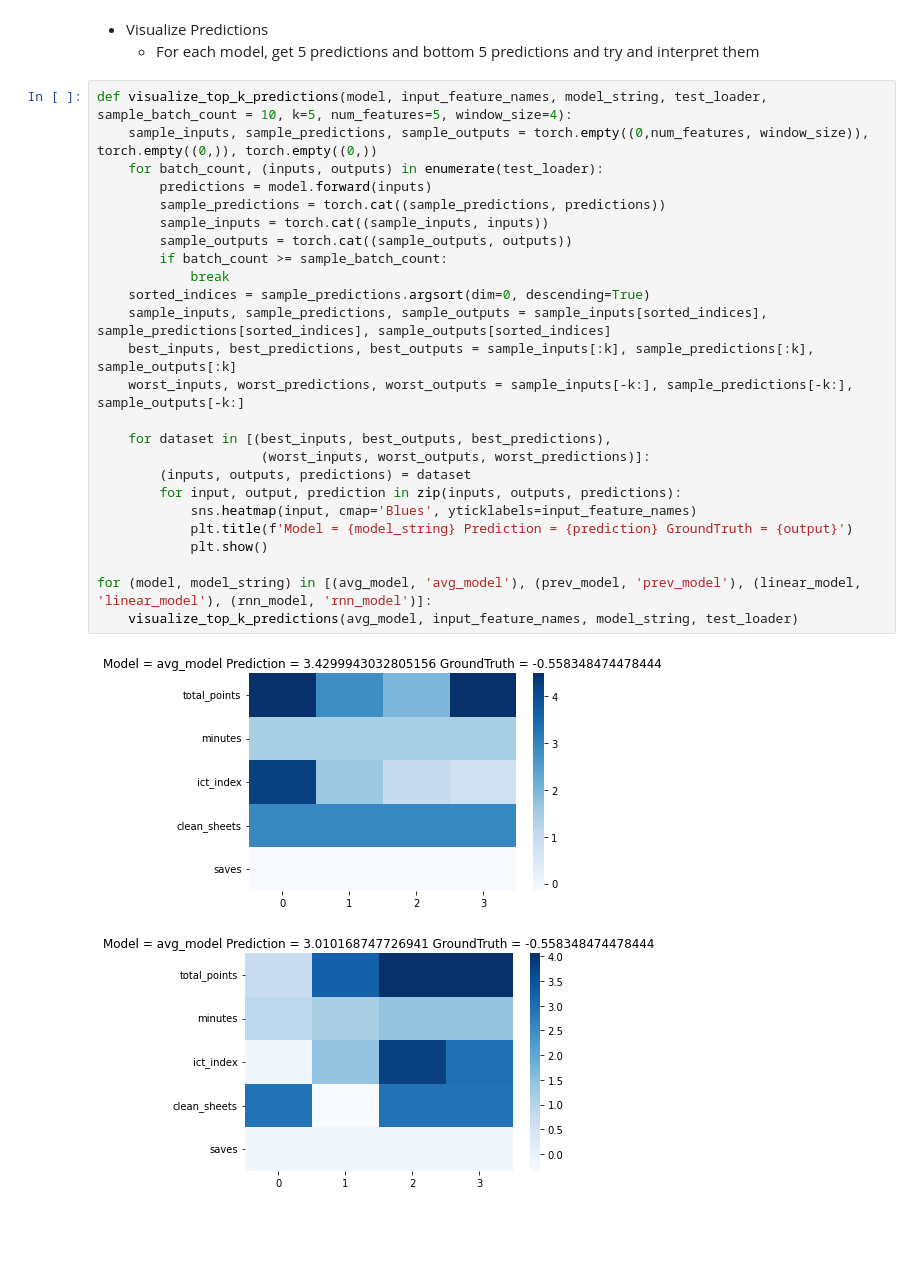
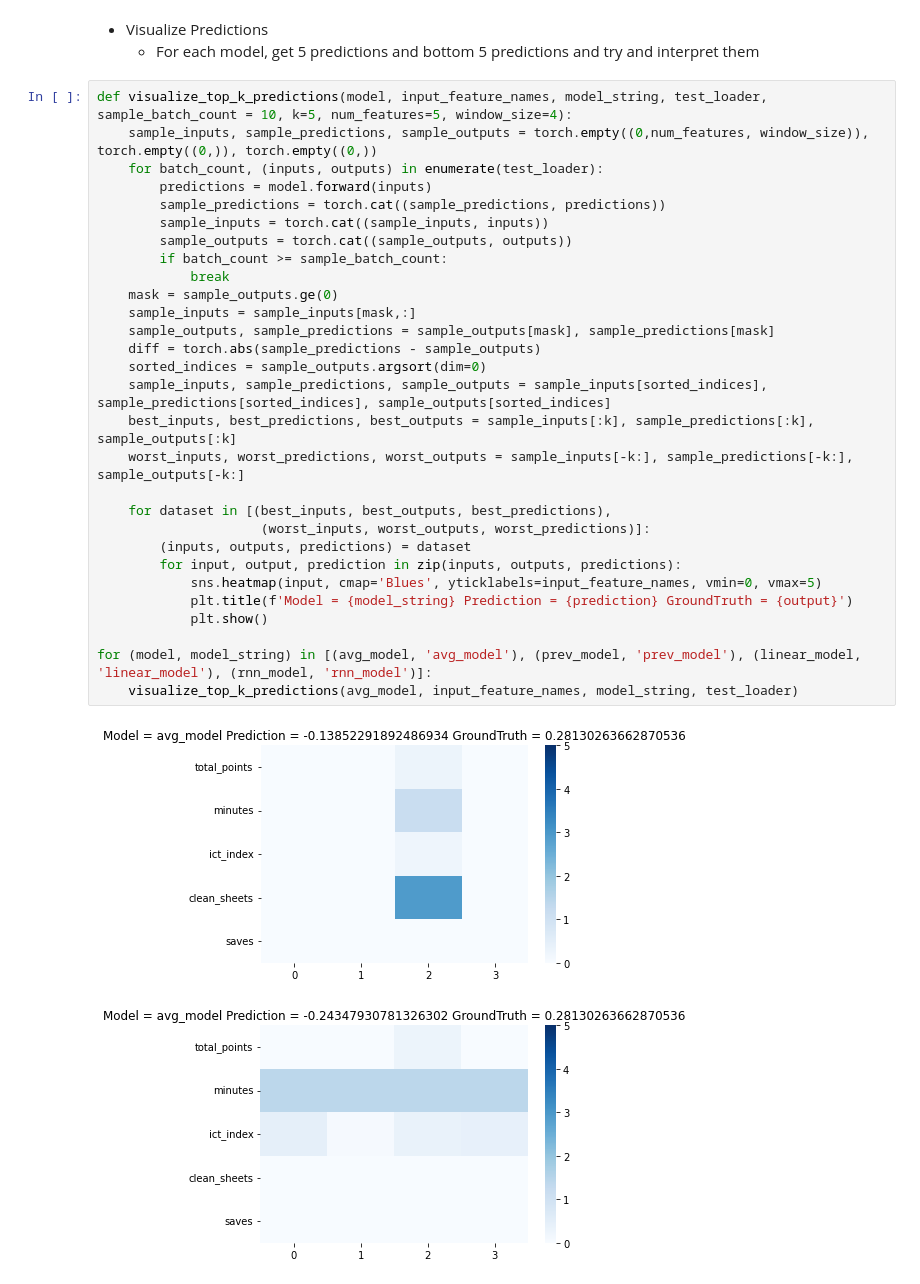
Before and after one commit to ajayrfhp/epl_dataset, a Jupyter notebook: examples/benchmarks.ipynb, the cells around one changed output. Drawn from its saved outputs; the diff is of its cells as text; blank space fills up the shorter version.

Commit message:
made updated on visualization logic

```diff
--- a/examples/benchmarks.ipynb
+++ b/examples/benchmarks.ipynb
@@ -108,28 +108,32 @@ DATALOADER:0 VALIDATE RESULTS
 # %%
 def visualize_top_k_predictions(model, input_feature_names, model_string, test_loader, sample_batch_count = 10, k=5, num_features=5, window_size=4):
     sample_inputs, sample_predictions, sample_outputs = torch.empty((0,num_features, window_size)), torch.empty((0,)), torch.empty((0,))
     for batch_count, (inputs, outputs) in enumerate(test_loader):
         predictions = model.forward(inputs)
         sample_predictions = torch.cat((sample_predictions, predictions))
         sample_inputs = torch.cat((sample_inputs, inputs))
         sample_outputs = torch.cat((sample_outputs, outputs))
         if batch_count >= sample_batch_count:
             break
-    sorted_indices = sample_predictions.argsort(dim=0, descending=True)
+    mask = sample_outputs.ge(0)
+    sample_inputs = sample_inputs[mask,:]
+    sample_outputs, sample_predictions = sample_outputs[mask], sample_predictions[mask]
+    diff = torch.abs(sample_predictions - sample_outputs)
+    sorted_indices = sample_outputs.argsort(dim=0)
     sample_inputs, sample_predictions, sample_outputs = sample_inputs[sorted_indices], sample_predictions[sorted_indices], sample_outputs[sorted_indices]
     best_inputs, best_predictions, best_outputs = sample_inputs[:k], sample_predictions[:k], sample_outputs[:k]
     worst_inputs, worst_predictions, worst_outputs = sample_inputs[-k:], sample_predictions[-k:], sample_outputs[-k:]
 
     for dataset in [(best_inputs, best_outputs, best_predictions),
                      (worst_inputs, worst_outputs, worst_predictions)]:
         (inputs, outputs, predictions) = dataset
         for input, output, prediction in zip(inputs, outputs, predictions):
-            sns.heatmap(input, cmap='Blues', yticklabels=input_feature_names)
+            sns.heatmap(input, cmap='Blues', yticklabels=input_feature_names, vmin=0, vmax=5)
             plt.title(f'Model = {model_string} Prediction = {prediction} GroundTruth = {output}')
             plt.show()
 
 for (model, model_string) in [(avg_model, 'avg_model'), (prev_model, 'prev_model'), (linear_model, 'linear_model'), (rnn_model, 'rnn_model')]:
     visualize_top_k_predictions(avg_model, input_feature_names, model_string, test_loader)
 # %% [output]
-[figure, old version]
+[figure, new version]
-[figure, old version]
+[figure, new version]
```
Also changed, not shown: parts of 1 cell of this notebook, 1 other file.
